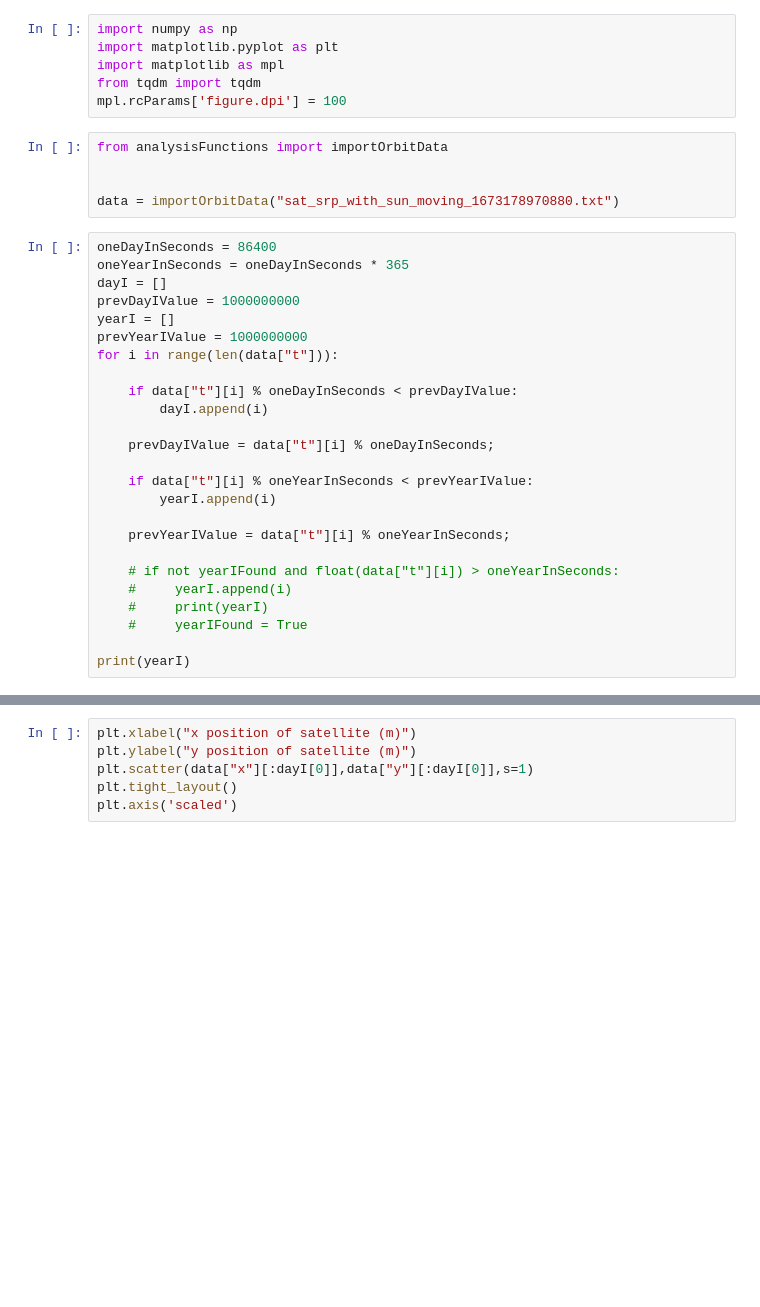
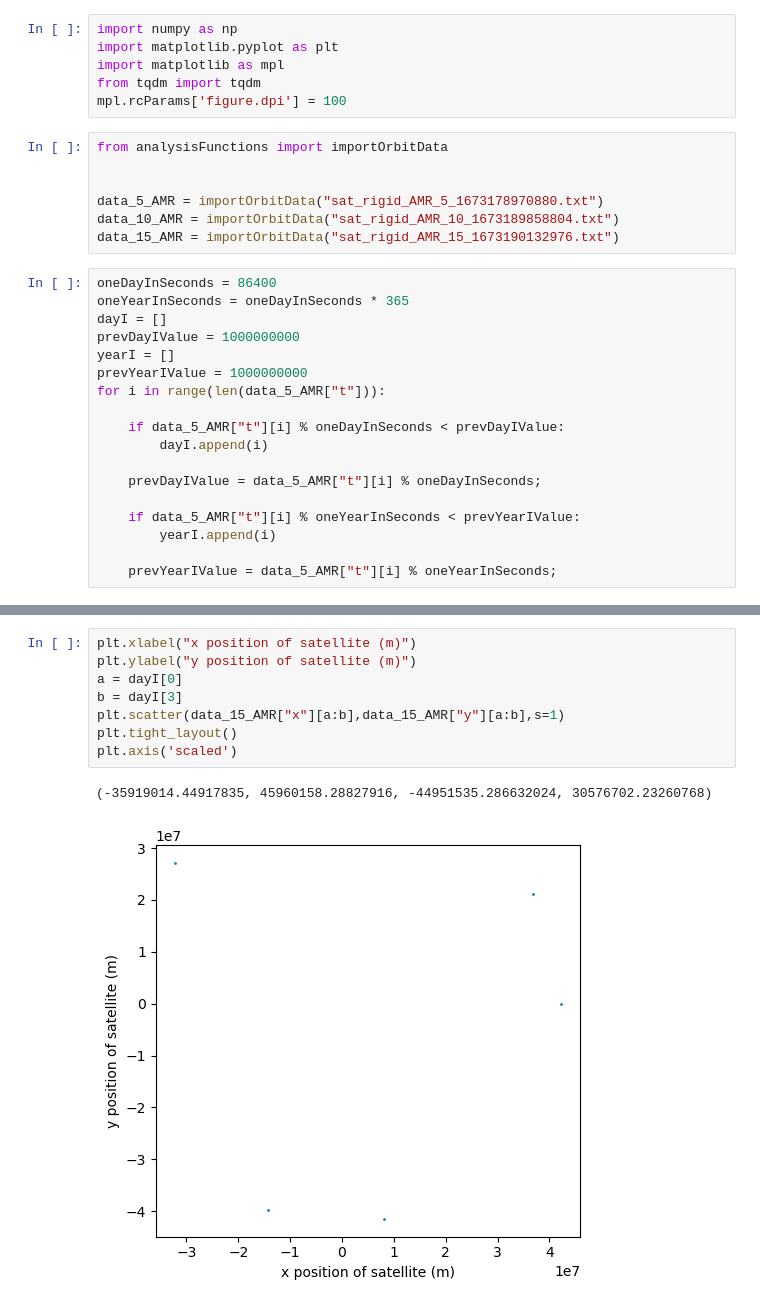
Before and after one commit to FRAZ5094/masters_project, a Jupyter notebook: python/analyseRigidSRPOrbitData.ipynb, the cells around one changed output, grey strips where cells are left out. Cells and saved outputs as stored; diff of their text form; blank space fills up the shorter version.

```diff
--- a/python/analyseRigidSRPOrbitData.ipynb
+++ b/python/analyseRigidSRPOrbitData.ipynb
@@ -8,7 +8,9 @@ mpl.rcParams['figure.dpi'] = 100
 from analysisFunctions import importOrbitData
 
 
-data = importOrbitData("sat_srp_with_sun_moving_1673178970880.txt")
+data_5_AMR = importOrbitData("sat_rigid_AMR_5_1673178970880.txt")
+data_10_AMR = importOrbitData("sat_rigid_AMR_10_1673189858804.txt")
+data_15_AMR = importOrbitData("sat_rigid_AMR_15_1673190132976.txt")
 # %%
 oneDayInSeconds = 86400
 oneYearInSeconds = oneDayInSeconds * 365
@@ -16,21 +18,14 @@ dayI = []
 prevDayIValue = 1000000000
 yearI = []
 prevYearIValue = 1000000000
-for i in range(len(data["t"])):
+for i in range(len(data_5_AMR["t"])):
 
-    if data["t"][i] % oneDayInSeconds < prevDayIValue:
+    if data_5_AMR["t"][i] % oneDayInSeconds < prevDayIValue:
         dayI.append(i)
 
-    prevDayIValue = data["t"][i] % oneDayInSeconds;
+    prevDayIValue = data_5_AMR["t"][i] % oneDayInSeconds;
 
-    if data["t"][i] % oneYearInSeconds < prevYearIValue:
+    if data_5_AMR["t"][i] % oneYearInSeconds < prevYearIValue:
         yearI.append(i)
 
-    prevYearIValue = data["t"][i] % oneYearInSeconds;
-
-    # if not yearIFound and float(data["t"][i]) > oneYearInSeconds:
-    #     yearI.append(i)
-    #     print(yearI)
-    #     yearIFound = True
-
-print(yearI)
+    prevYearIValue = data_5_AMR["t"][i] % oneYearInSeconds;
@@ -39,9 +36,14 @@ print(yearI)
 # %%
 plt.xlabel("x position of satellite (m)")
 plt.ylabel("y position of satellite (m)")
-plt.scatter(data["x"][:dayI[0]],data["y"][:dayI[0]],s=1)
+a = dayI[0]
+b = dayI[3]
+plt.scatter(data_15_AMR["x"][a:b],data_15_AMR["y"][a:b],s=1)
 plt.tight_layout()
 plt.axis('scaled')
+# %% [output]
+(-35919014.44917835, 45960158.28827916, -44951535.286632024, 30576702.23260768)
+[figure, added]
 # %%
 #calculate kepler values
 from analysisFunctions import calculateKeplerFromData
```
Also changed, not shown: parts of 7 cells of this notebook, 12 other files.
